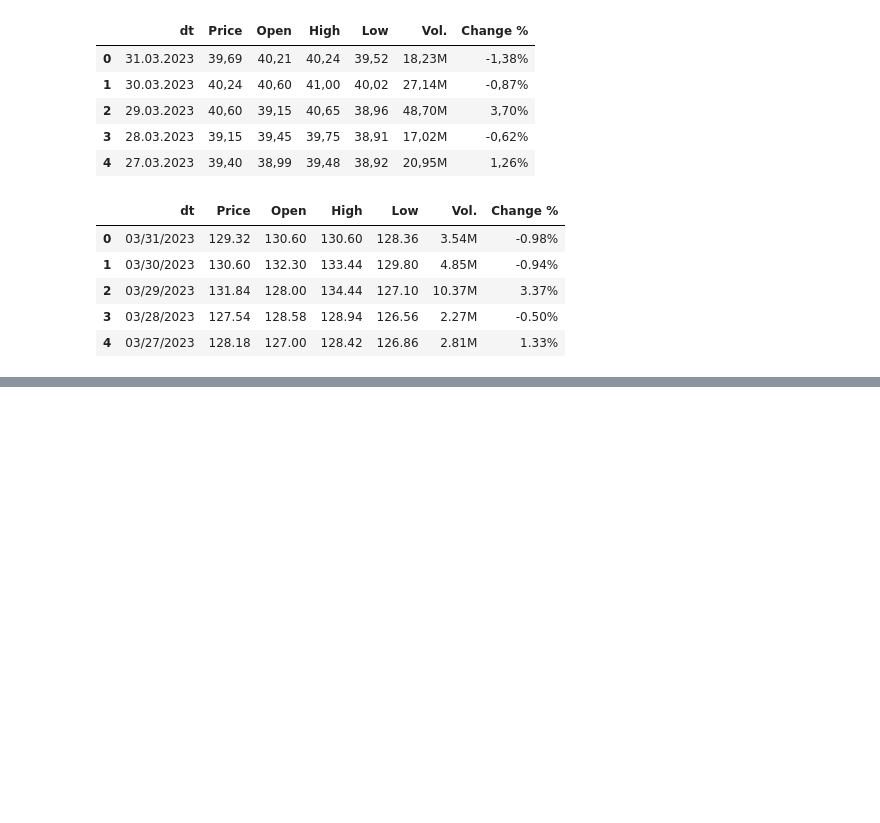
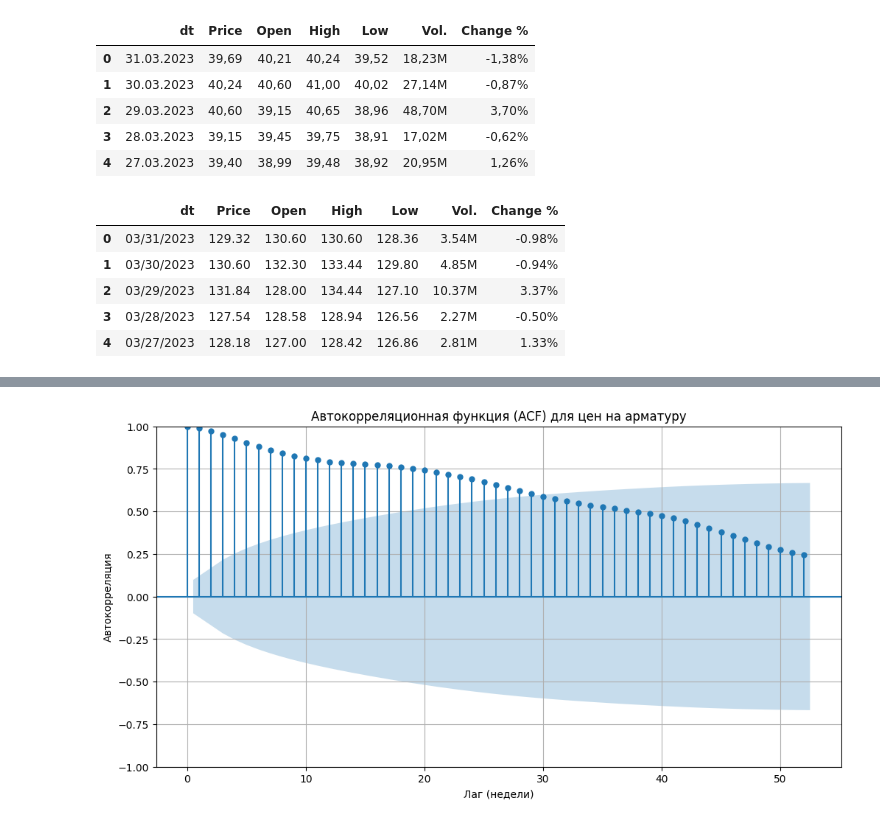
Before and after one commit to darinbtw/intensiv_3, a Jupyter notebook: vladislav_work/main_work.ipynb, the cells around one changed output, grey strips where cells are left out. Cells and saved outputs as stored; diff of their text form; code cells hidden in the pictures; blank space fills up the shorter version.

```diff
--- a/vladislav_work/main_work.ipynb
+++ b/vladislav_work/main_work.ipynb
@@ -221,0 +289,11 @@ merge_df.head()
+# %%
+# 4. Автокорреляционная функция (ACF)
+plt.figure(figsize=(12, 6))
+plot_acf(train_df['Цена на арматуру'], lags=52, ax=plt.gca())  # Лаги до 52 недель
+plt.title('Автокорреляционная функция (ACF) для цен на арматуру')
+plt.xlabel('Лаг (недели)')
+plt.ylabel('Автокорреляция')
+plt.grid(True)
+plt.show()
+# %% [output]
+[figure, added]
```
Also changed, not shown: parts of 8 cells of this notebook, 2 other files.
